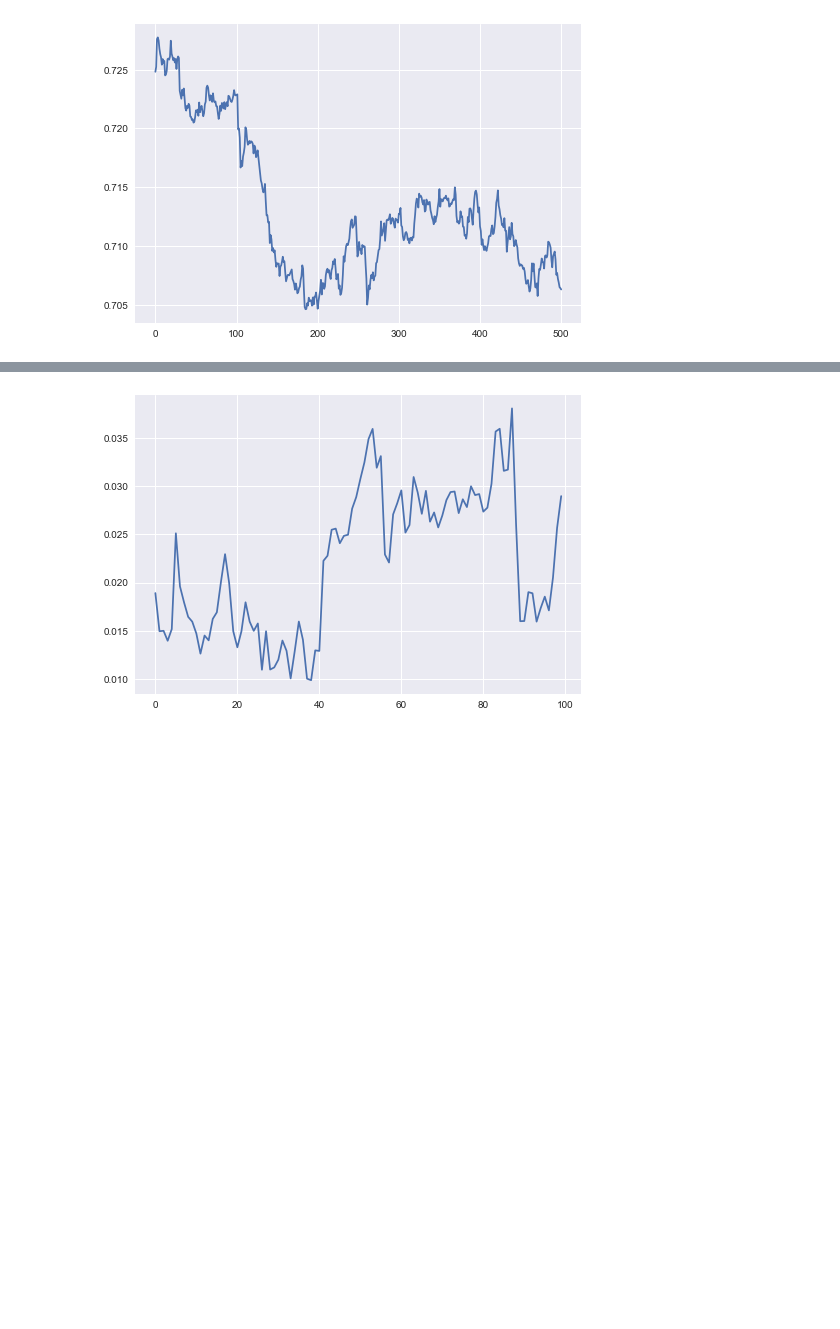
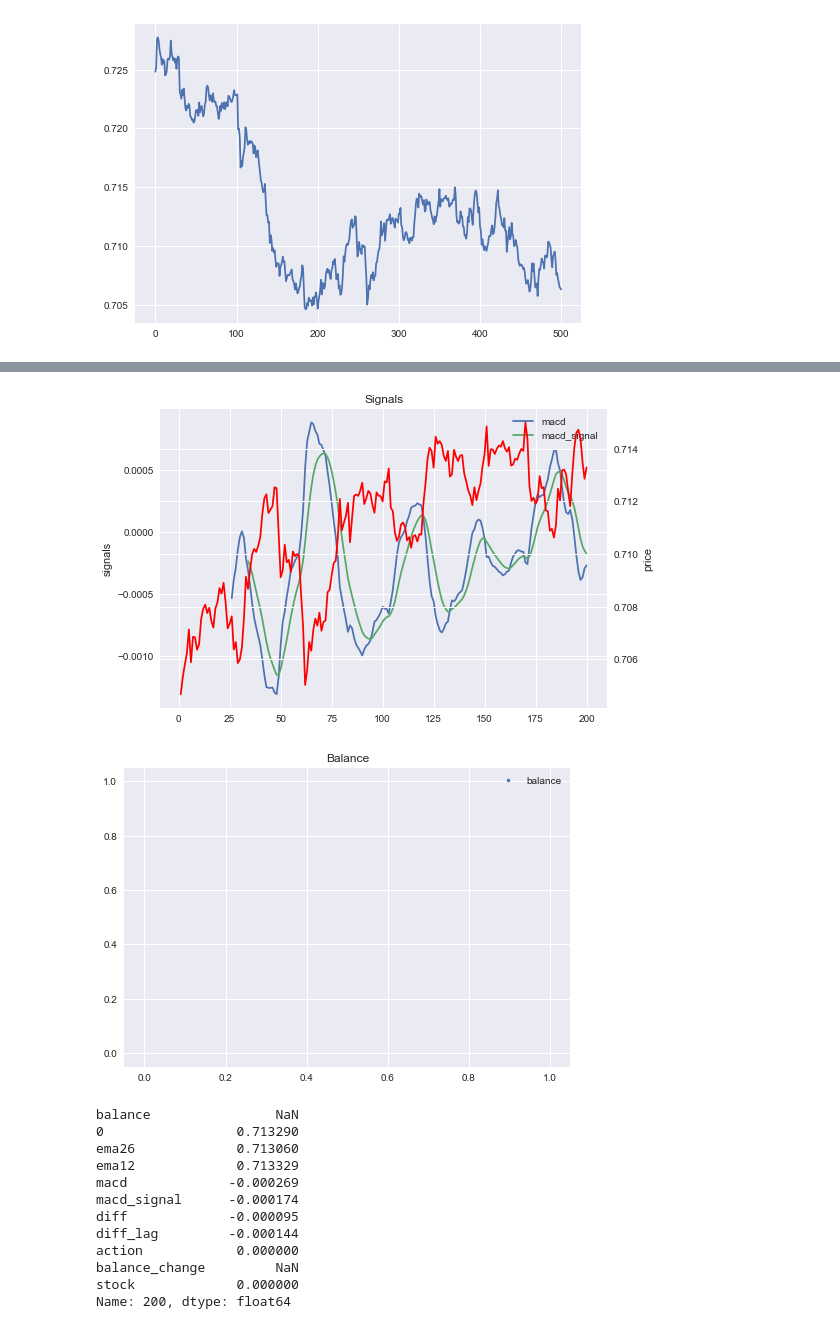
Before and after one commit to jetnew/Idle-Trading-Hero, a Jupyter notebook: strategy.ipynb, the cells around one changed output, grey strips where cells are left out. Saved outputs shown, nothing was run; the diff lists cells and outputs as text; code cells hidden in the pictures; blank space fills up the shorter version.

```diff
--- a/strategy.ipynb
+++ b/strategy.ipynb
@@ -20,8 +20,6 @@ plt.show()
 # %% [output]
 [figure]
 # %%
-import time
-
 class MACD:
     def __init__(self, capital):
         self.capital = capital
@@ -51,7 +49,6 @@ class MACD:
         # action: 1 means buy, -1 means sell, 0 means do nothing
         self.hist['action'] = (np.sign(self.hist['diff']) - np.sign(self.hist['diff_lag'])) / 2
         self.hist['balance_change'] = -1 * self.hist['action'] * self.hist[0]
-
         self.hist['stock'] = self.hist['action'].cumsum()
         self.hist['balance'] = self.capital + self.hist['balance_change'].cumsum()
 
@@ -78,10 +75,5 @@ class MACD:
         return str(self.hist.iloc[-1])
 
     def run(self, X):
-        t = []
         for i, v in enumerate(X):
-            start = time.time()
             self.act(v)
-            end = time.time()
-            t.append(end-start)
-        return t
@@ -88,6 +101,20 @@ class MACD:
 # %%
 macd = MACD(capital=100)
-t = macd.run(df['O'][:100])
-plt.plot(t); plt.show()
+macd.run(df['O'][200:400])
+macd.plot()
+macd
 # %% [output]
-[figure, old version]
+[figure, new version]
+[figure, added]
+balance                NaN
+0                 0.713290
+ema26             0.713060
+ema12             0.713329
+macd             -0.000269
+macd_signal      -0.000174
+diff             -0.000095
+diff_lag         -0.000144
+action            0.000000
+balance_change         NaN
+stock             0.000000
+Name: 200, dtype: float64
```
Also changed, not shown: parts of 6 cells of this notebook.
